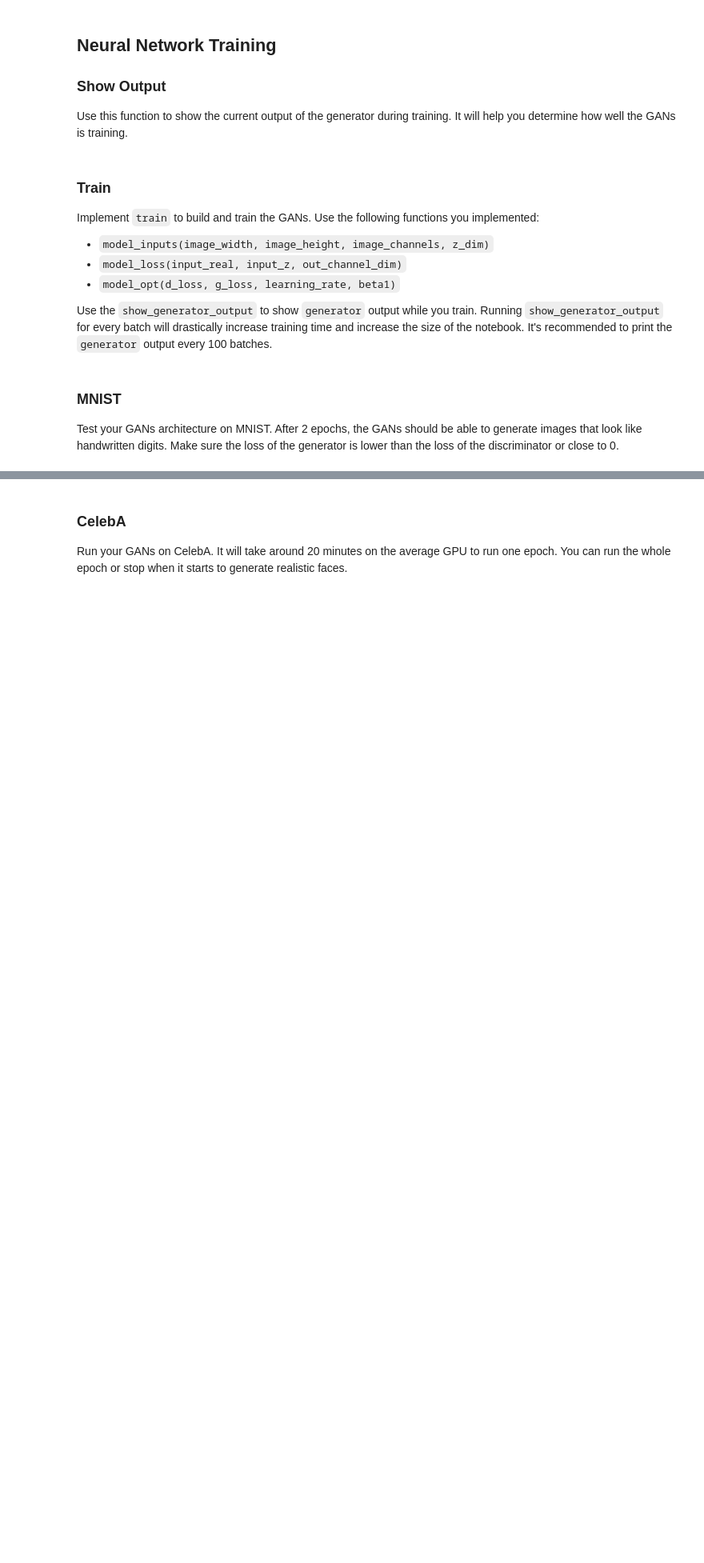
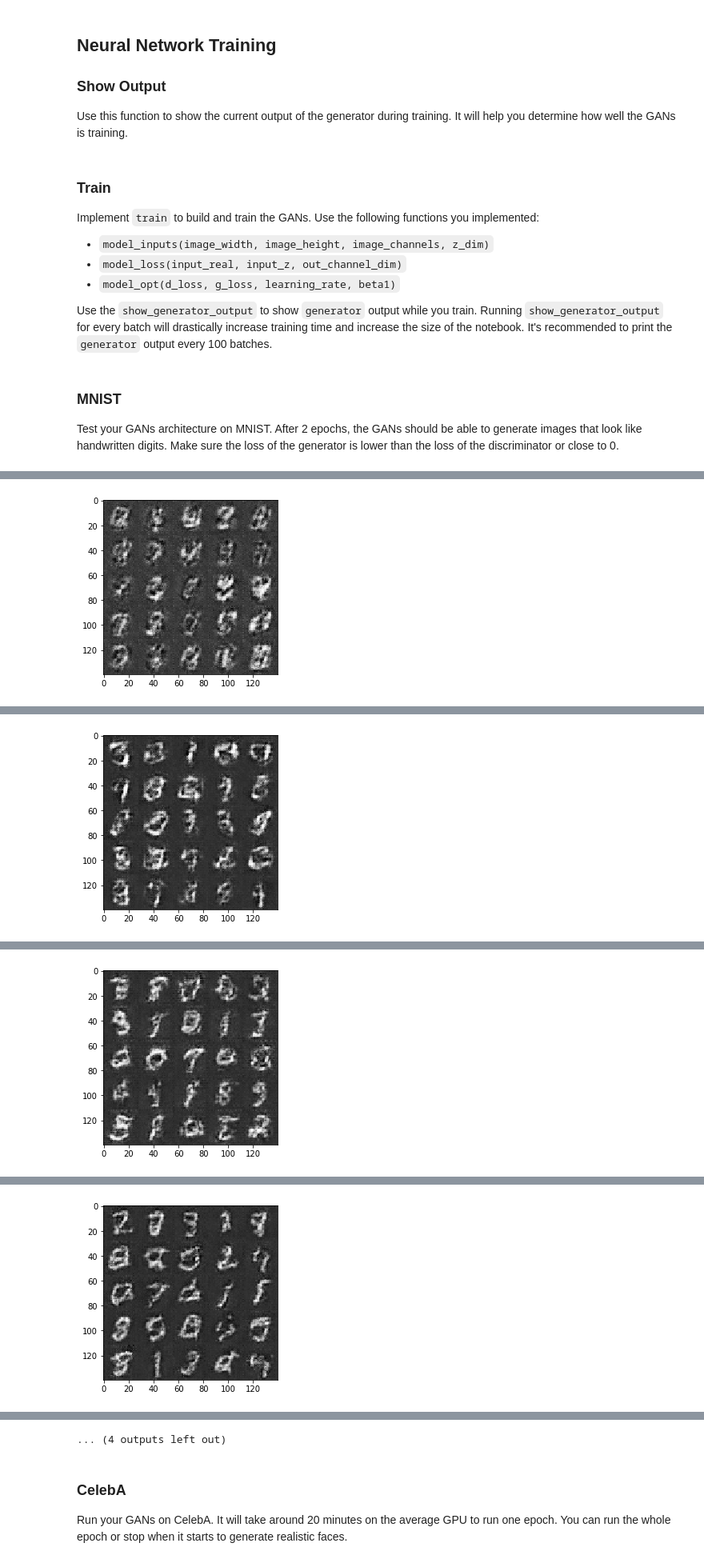
Before and after one commit to ohnozzy/deep-learning, a Jupyter notebook: face_generation/dlnd_face_generation.ipynb, the cells around one changed output, grey strips where cells are left out. Shown at 80% size. Saved outputs shown, nothing was run; the diff lists cells and outputs as text; code cells hidden in the pictures; blank space fills up the shorter version.

```diff
--- a/face_generation/dlnd_face_generation.ipynb
+++ b/face_generation/dlnd_face_generation.ipynb
@@ -140,10 +143,10 @@ def discriminator(images, reuse=False, alpha=0.2):
     # TODO: Implement Function
     with tf.variable_scope('discriminator', reuse=reuse):
         # Input layer is 32x32x3
-        x1 = tf.layers.conv2d(images, 64, 5, strides=2, padding='same')
+        x1 = tf.layers.conv2d(images, 32, 5, strides=2, padding='same')
         relu1 = tf.maximum(alpha * x1, x1)
 
-        x2 = tf.layers.conv2d(relu1, 128, 5, strides=2, padding='same')
+        x2 = tf.layers.conv2d(relu1, 64, 5, strides=2, padding='same')
         bn2 = tf.layers.batch_normalization(x2, training=True)
         relu2 = tf.maximum(alpha * bn2, bn2)
 
@@ -180,21 +183,21 @@ def generator(z, out_channel_dim,  is_train=True, alpha=0.2, ):
     with tf.variable_scope('generator', reuse=not is_train):
         # First fully connected layer
         #7x7x256
-        x1_1 = tf.layers.dense(z, 7*7*512)
-        x1_2 = tf.reshape(x1_1, (-1, 7, 7, 512))
+        x1_1 = tf.layers.dense(z, 7*7*256)
+        x1_2 = tf.reshape(x1_1, (-1, 7, 7, 256))
         x1_3 = tf.layers.batch_normalization(x1_2, training=is_train)
         x1_4 = tf.maximum(alpha * x1_3, x1_3)
         #14x14x256
-        x2_1 = tf.layers.conv2d_transpose(x1_4, 256, 5, strides=2, padding='same')
+        x2_1 = tf.layers.conv2d_transpose(x1_4, 128, 5, strides=2, padding='same')
         x2_2 = tf.layers.batch_normalization(x2_1, training=is_train)
         x2_3 = tf.maximum(alpha * x2_2, x2_2)
 
-        x3_1 = tf.layers.conv2d_transpose(x2_3, 128, 5, strides=1, padding='same')
+        x3_1 = tf.layers.conv2d_transpose(x2_3, 64, 5, strides=2, padding='same')
         x3_2 = tf.layers.batch_normalization(x3_1, training=is_train)
         x3_3 = tf.maximum(alpha * x3_2, x3_2)
         # Output layer, 28x28x3
+        logits = tf.layers.conv2d_transpose(x3_3, out_channel_dim, 5, strides=1, padding='same')
         #logits = tf.layers.conv2d_transpose(x3_3, out_channel_dim, 5, strides=2, padding='same')
-        logits = tf.layers.conv2d_transpose(x3_3, out_channel_dim, 5, strides=2, padding='same')
 
         out = tf.tanh(logits)
     return out
@@ -344,7 +347,7 @@ def train(epoch_count, batch_size, z_dim, learning_rate, beta1, get_batches, dat
                 _ = sess.run(d_opt, feed_dict={input_real: batch_images, input_z: batch_z, learningrate: learning_rate})
                 _ = sess.run(g_opt, feed_dict={input_z: batch_z, input_real: batch_images, learningrate: learning_rate})
                 steps += 1
-                if steps % 10 == 0:
+                if steps % 200 == 0:
                     # At the end of each epoch, get the losses and print them out
                     train_loss_d = d_loss.eval({input_z: batch_z, input_real: batch_images})
                     train_loss_g = g_loss.eval({input_z: batch_z})
@@ -354,15 +357,15 @@ def train(epoch_count, batch_size, z_dim, learning_rate, beta1, get_batches, dat
                           "Generator Loss: {:.4f}".format(train_loss_g))
 
 
-                if steps % 100 == 0:
+                if steps % 500 == 0:
                     show_generator_output(sess, show_n_images, input_z, data_shape[3], data_image_mode)
         show_generator_output(sess, show_n_images, input_z, data_shape[3], data_image_mode)
 # %% [markdown]
 ### MNIST
 Test your GANs architecture on MNIST.  After 2 epochs, the GANs should be able to generate images that look like handwritten digits.  Make sure the loss of the generator is lower than the loss of the discriminator or close to 0.
 # %%
-batch_size = 512
-z_dim = 16
+batch_size = 32
+z_dim = 100
 learning_rate = 0.0002
 beta1 = 0.5
 
@@ -376,3 +379,4 @@ mnist_dataset = helper.Dataset('mnist', glob(os.path.join(data_dir, 'mnist/*.jpg
 with tf.Graph().as_default():
     train(epochs, batch_size, z_dim, learning_rate, beta1, mnist_dataset.get_batches,
           mnist_dataset.shape, mnist_dataset.image_mode)
+# %% [output]
@@ -378,0 +385 @@ with tf.Graph().as_default():
+[figure, added]
@@ -378,0 +389 @@ with tf.Graph().as_default():
+[figure, added]
@@ -378,0 +392 @@ with tf.Graph().as_default():
+[figure, added]
@@ -378,0 +396 @@ with tf.Graph().as_default():
+[figure, added]
@@ -379,3 +404,4 @@ with tf.Graph().as_default():
+... (4 outputs left out)
 # %% [markdown]
 ### CelebA
 Run your GANs on CelebA.  It will take around 20 minutes on the average GPU to run one epoch.  You can run the whole epoch or stop when it starts to generate realistic faces.
```
Also changed, not shown: parts of 6 cells of this notebook, 1 other file.
